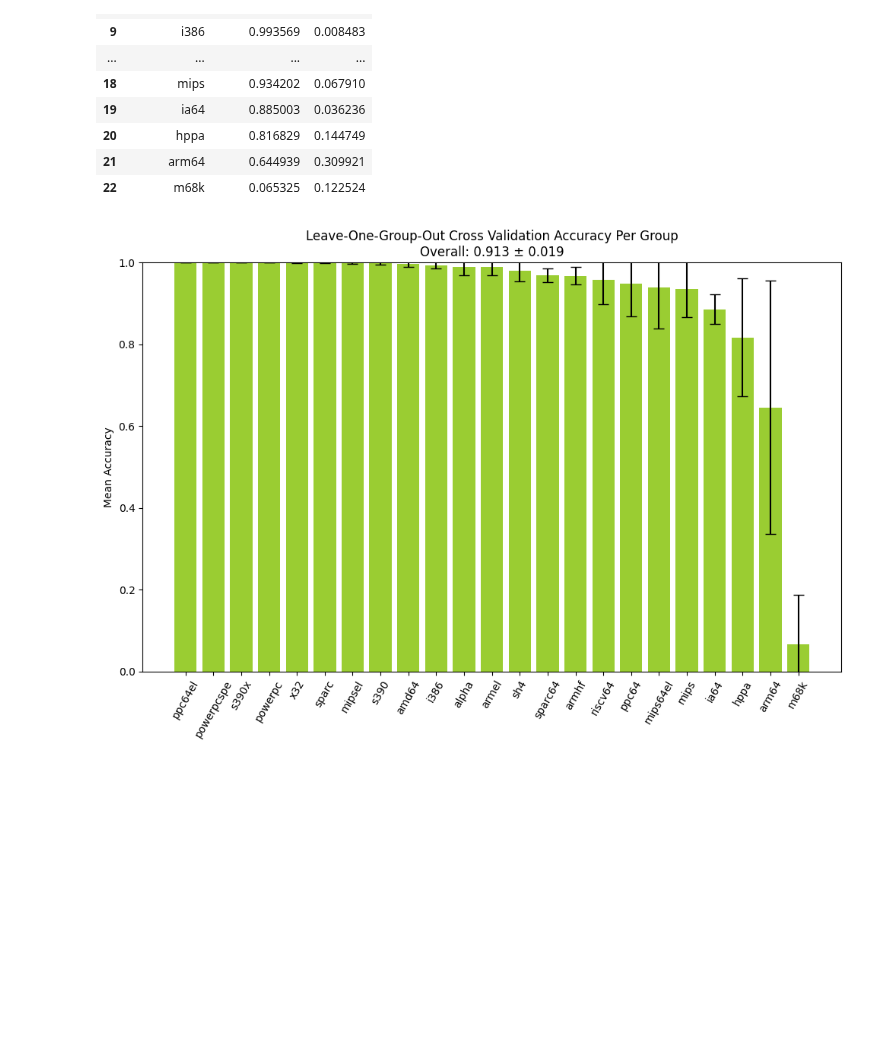
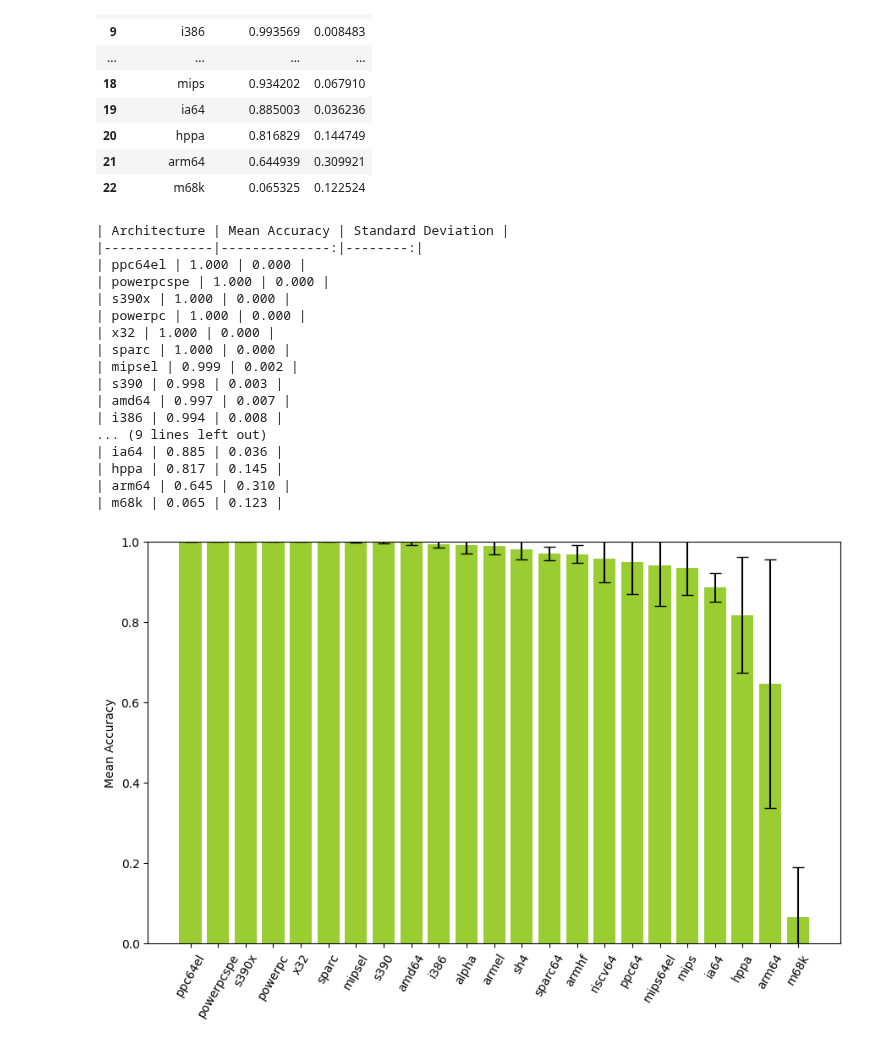
Before and after one commit to mikkelsvartveit/thesis, a Jupyter notebook: masterproject/code/src/analysis/barchart.ipynb, the cells around one changed output. Saved outputs shown, nothing was run; the diff lists cells and outputs as text; code cells hidden in the pictures; blank space fills up the shorter version.

```diff
--- a/masterproject/code/src/analysis/barchart.ipynb
+++ b/masterproject/code/src/analysis/barchart.ipynb
@@ -76,20 +76,66 @@ df_agg
 # %%
 means = df_agg[("test_accuracy", "mean")].values
 stds = df_agg[("test_accuracy", "std")].values
 architectures = df_agg["architecture"].values
 
-plt.figure(figsize=(10, 7))
+# Create markdown table header
+print("| Architecture | Mean Accuracy | Standard Deviation |")
+print("|--------------|--------------:|--------:|")
+
+# Print each architecture's stats in table format
+for arch, mean, std in zip(architectures, means, stds):
+    print(f"| {arch} | {mean:.3f} | {std:.3f} |")
+
+
+plt.figure(figsize=(9, 6))
 bars = plt.bar(
     range(len(architectures)), means, yerr=stds, capsize=5, color="yellowgreen"
 )
 
+# # Add value labels at the bottom of each bar with improved styling
+# for bar in bars:
+#     height = bar.get_height()
+#     plt.text(
+#         bar.get_x() + bar.get_width() / 2.0,
+#         0.01,
+#         f"{height:.2f}",
+#         ha="center",
+#         va="bottom",
+#         rotation=0,
+#         color="black",
+#         fontsize=8,
+#         fontweight="bold",
+#         bbox=dict(
+#             facecolor="white",
+#             edgecolor="gray",
+#             boxstyle="round,pad=0.2",
+#             linewidth=0.5,
+#             alpha=0.9,
+#         ),
+#     )
+
 plt.xticks(range(len(architectures)), architectures, rotation=60)
-plt.title(
-    f"Leave-One-Group-Out Cross Validation Accuracy Per Group\nOverall: {overall_mean:.3f} ± {overall_std:.3f}"
-)
+# plt.title(f"Overall accuracy: {overall_mean:.3f} ± {overall_std:.3f}")
 plt.ylabel("Mean Accuracy")
 plt.ylim(0, 1)
 
 plt.tight_layout()
 # %% [output]
+| Architecture | Mean Accuracy | Standard Deviation |
+|--------------|--------------:|--------:|
+| ppc64el | 1.000 | 0.000 |
+| powerpcspe | 1.000 | 0.000 |
+| s390x | 1.000 | 0.000 |
+| powerpc | 1.000 | 0.000 |
+| x32 | 1.000 | 0.000 |
+| sparc | 1.000 | 0.000 |
+| mipsel | 0.999 | 0.002 |
+| s390 | 0.998 | 0.003 |
+| amd64 | 0.997 | 0.007 |
+| i386 | 0.994 | 0.008 |
+... (9 lines left out)
+| ia64 | 0.885 | 0.036 |
+| hppa | 0.817 | 0.145 |
+| arm64 | 0.645 | 0.310 |
+| m68k | 0.065 | 0.123 |
-[figure, old version]
+[figure, new version]
```
Also changed, not shown: 4 other files.
